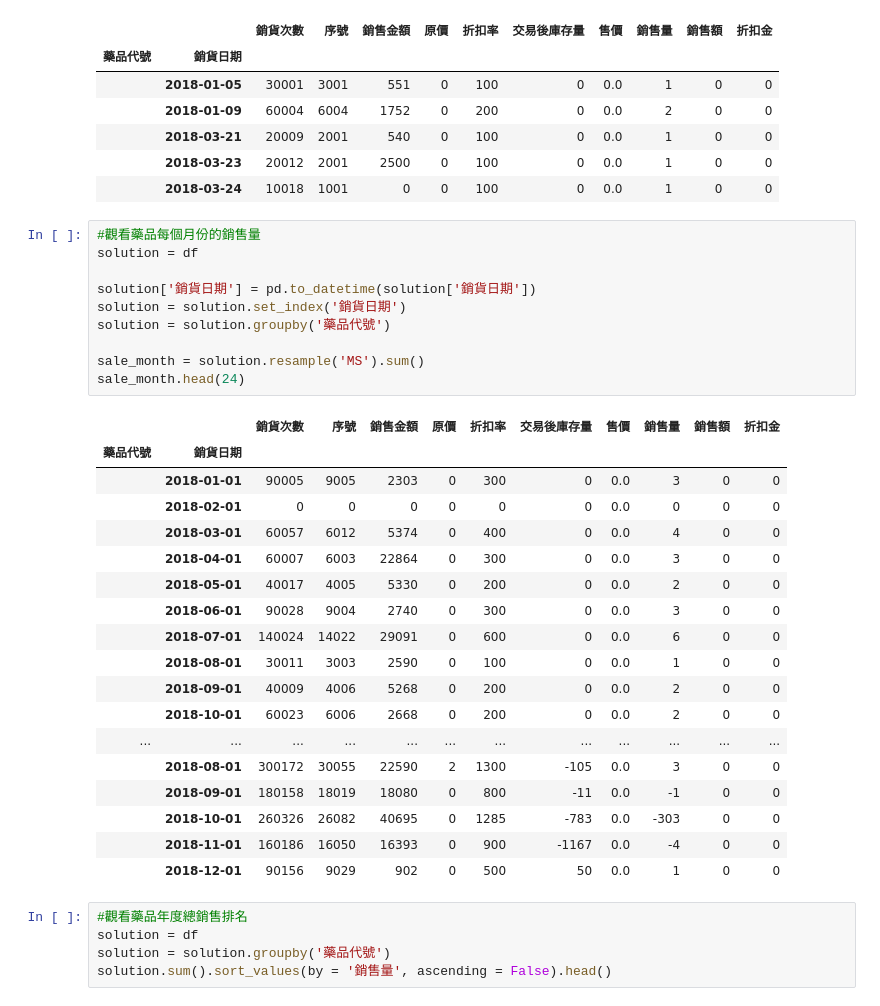
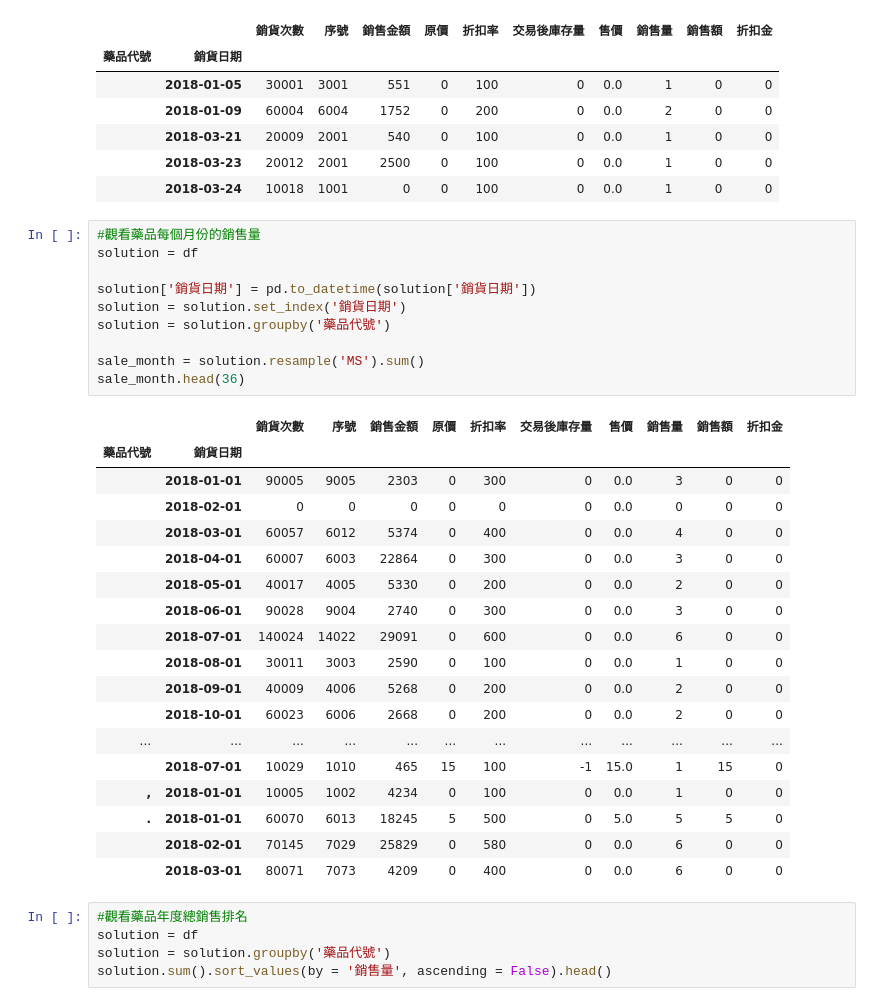
Before and after one commit to Jeremy35689/Visual-Analysis-midterm-project, a Jupyter notebook: VA Midterm Project.ipynb, the cells around one changed output. Saved outputs shown, nothing was run; the diff lists cells and outputs as text.

Commit message:
find a bug, see sale_month.head(36) for detail

```diff
--- a/VA Midterm Project.ipynb
+++ b/VA Midterm Project.ipynb
@@ -86,32 +86,32 @@ solution.sum().head()
 # %%
 #觀看藥品每個月份的銷售量
 solution = df
 
 solution['銷貨日期'] = pd.to_datetime(solution['銷貨日期'])
 solution = solution.set_index('銷貨日期')
 solution = solution.groupby('藥品代號')
 
 sale_month = solution.resample('MS').sum()
-sale_month.head(24)
+sale_month.head(36)
 # %% [output]
 |  |  | 銷貨次數 | 序號 | 銷售金額 | 原價 | 折扣率 | 交易後庫存量 | 售價 | 銷售量 | 銷售額 | 折扣金 |
 | 藥品代號 | 銷貨日期 |  |  |  |  |  |  |  |  |  |  |
 |  | 2018-01-01 | 90005 | 9005 | 2303 | 0 | 300 | 0 | 0.0 | 3 | 0 | 0 |
 |  | 2018-02-01 | 0 | 0 | 0 | 0 | 0 | 0 | 0.0 | 0 | 0 | 0 |
 |  | 2018-03-01 | 60057 | 6012 | 5374 | 0 | 400 | 0 | 0.0 | 4 | 0 | 0 |
 |  | 2018-04-01 | 60007 | 6003 | 22864 | 0 | 300 | 0 | 0.0 | 3 | 0 | 0 |
 |  | 2018-05-01 | 40017 | 4005 | 5330 | 0 | 200 | 0 | 0.0 | 2 | 0 | 0 |
 |  | 2018-06-01 | 90028 | 9004 | 2740 | 0 | 300 | 0 | 0.0 | 3 | 0 | 0 |
 |  | 2018-07-01 | 140024 | 14022 | 29091 | 0 | 600 | 0 | 0.0 | 6 | 0 | 0 |
 |  | 2018-08-01 | 30011 | 3003 | 2590 | 0 | 100 | 0 | 0.0 | 1 | 0 | 0 |
 |  | 2018-09-01 | 40009 | 4006 | 5268 | 0 | 200 | 0 | 0.0 | 2 | 0 | 0 |
 |  | 2018-10-01 | 60023 | 6006 | 2668 | 0 | 200 | 0 | 0.0 | 2 | 0 | 0 |
 | ... | ... | ... | ... | ... | ... | ... | ... | ... | ... | ... | ... |
-|  | 2018-08-01 | 300172 | 30055 | 22590 | 2 | 1300 | -105 | 0.0 | 3 | 0 | 0 |
-|  | 2018-09-01 | 180158 | 18019 | 18080 | 0 | 800 | -11 | 0.0 | -1 | 0 | 0 |
-|  | 2018-10-01 | 260326 | 26082 | 40695 | 0 | 1285 | -783 | 0.0 | -303 | 0 | 0 |
-|  | 2018-11-01 | 160186 | 16050 | 16393 | 0 | 900 | -1167 | 0.0 | -4 | 0 | 0 |
-|  | 2018-12-01 | 90156 | 9029 | 902 | 0 | 500 | 50 | 0.0 | 1 | 0 | 0 |
+|  | 2018-07-01 | 10029 | 1010 | 465 | 15 | 100 | -1 | 15.0 | 1 | 15 | 0 |
+| , | 2018-01-01 | 10005 | 1002 | 4234 | 0 | 100 | 0 | 0.0 | 1 | 0 | 0 |
+| . | 2018-01-01 | 60070 | 6013 | 18245 | 5 | 500 | 0 | 5.0 | 5 | 5 | 0 |
+|  | 2018-02-01 | 70145 | 7029 | 25829 | 0 | 580 | 0 | 0.0 | 6 | 0 | 0 |
+|  | 2018-03-01 | 80071 | 7073 | 4209 | 0 | 400 | 0 | 0.0 | 6 | 0 | 0 |
 # %%
 #觀看藥品年度總銷售排名
 solution = df
```
Also changed, not shown: parts of 1 cell of this notebook.
